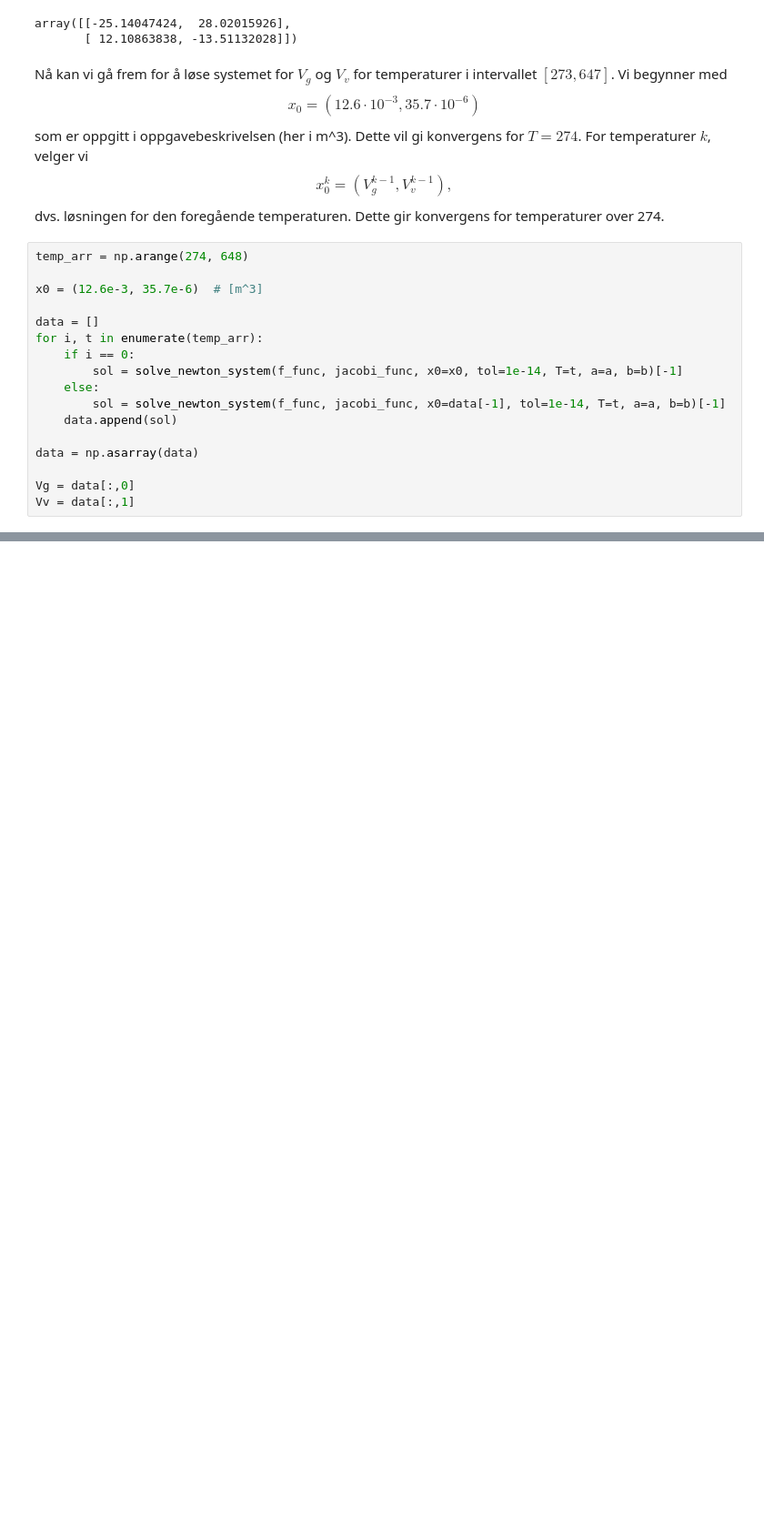
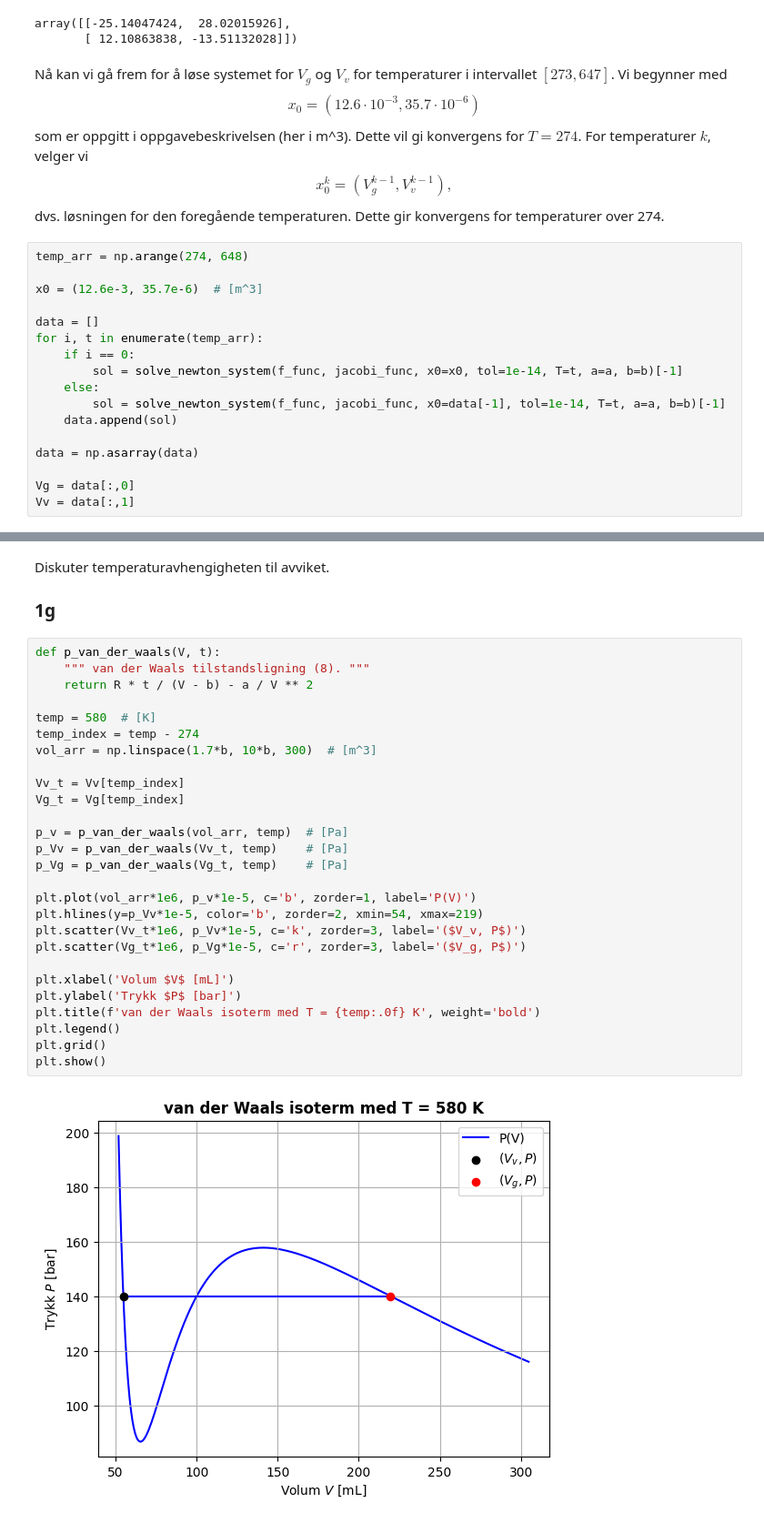
Before and after one commit to willidu/TMA4320, a Jupyter notebook: tekfys-prosjekt/oppgave1.ipynb, the cells around one changed output, grey strips where cells are left out. Shown at 91% size. Drawn from its saved outputs; the diff is of its cells as text; blank space fills up the shorter version.

```diff
--- a/tekfys-prosjekt/oppgave1.ipynb
+++ b/tekfys-prosjekt/oppgave1.ipynb
@@ -268,0 +293,33 @@ plt.show()
+# %% [markdown]
+Diskuter temperaturavhengigheten til avviket.
+
+### 1g
+# %%
+def p_van_der_waals(V, t):
+    """ van der Waals tilstandsligning (8). """
+    return R * t / (V - b) - a / V ** 2
+
+temp = 580  # [K]
+temp_index = temp - 274
+vol_arr = np.linspace(1.7*b, 10*b, 300)  # [m^3]
+
+Vv_t = Vv[temp_index]
+Vg_t = Vg[temp_index]
+
+p_v = p_van_der_waals(vol_arr, temp)  # [Pa]
+p_Vv = p_van_der_waals(Vv_t, temp)    # [Pa]
+p_Vg = p_van_der_waals(Vg_t, temp)    # [Pa]
+
+plt.plot(vol_arr*1e6, p_v*1e-5, c='b', zorder=1, label='P(V)')
+plt.hlines(y=p_Vv*1e-5, color='b', zorder=2, xmin=54, xmax=219)
+plt.scatter(Vv_t*1e6, p_Vv*1e-5, c='k', zorder=3, label='($V_v, P$)')
+plt.scatter(Vg_t*1e6, p_Vg*1e-5, c='r', zorder=3, label='($V_g, P$)')
+
+plt.xlabel('Volum $V$ [mL]')
+plt.ylabel('Trykk $P$ [bar]')
+plt.title(f'van der Waals isoterm med T = {temp:.0f} K', weight='bold')
+plt.legend()
+plt.grid()
+plt.show()
+# %% [output]
+[figure, added]
```
Also changed, not shown: parts of 11 cells of this notebook.
